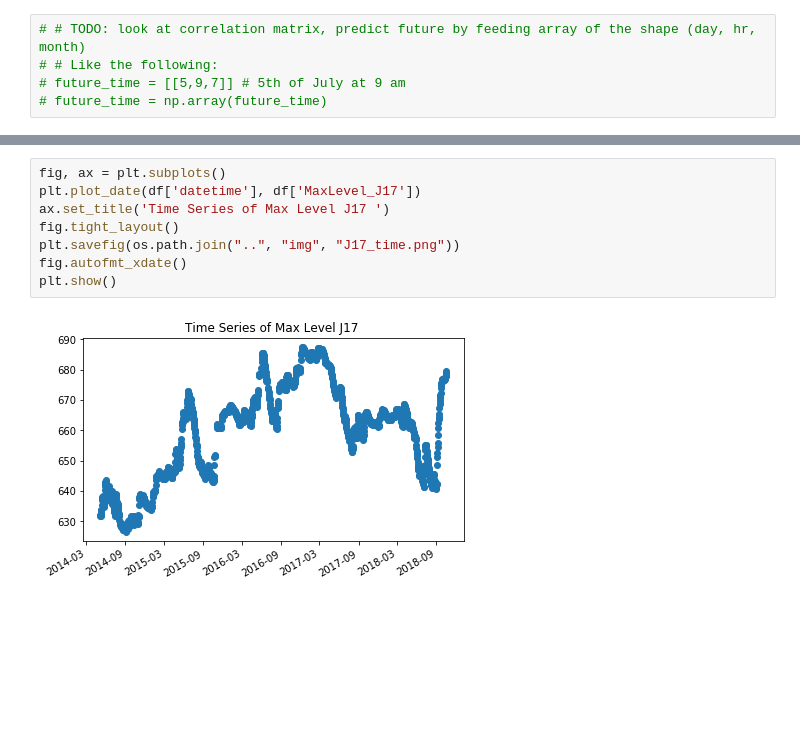
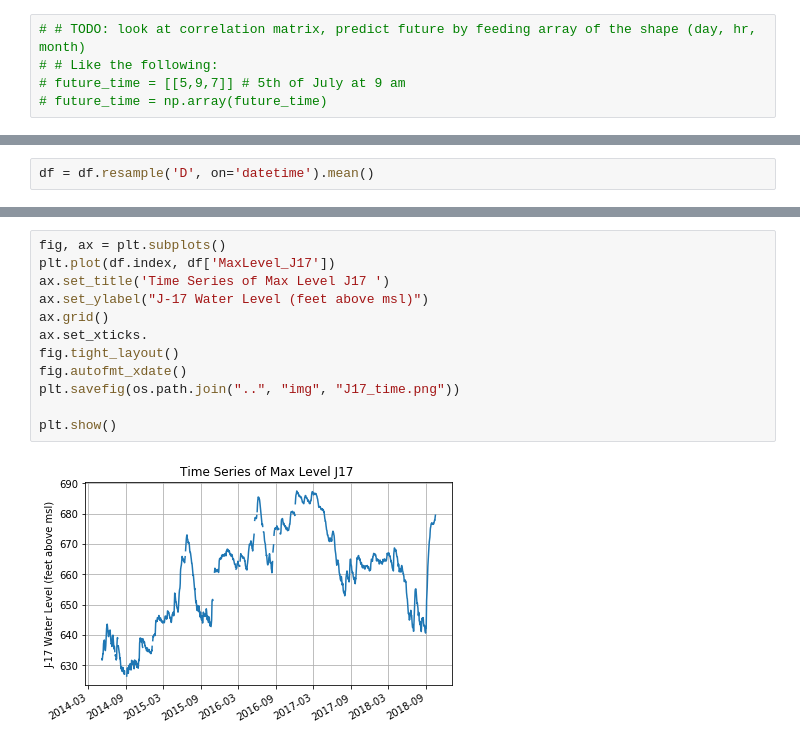
Before and after one commit to ecpease/Edwards_springflow, a Jupyter notebook: notebooks/J17_vs_Time.ipynb, the cells around one changed output, grey strips where cells are left out. Saved outputs shown, nothing was run; the diff lists cells and outputs as text; blank space fills up the shorter version.

```diff
--- a/notebooks/J17_vs_Time.ipynb
+++ b/notebooks/J17_vs_Time.ipynb
@@ -58,0 +57,2 @@ print(y_pred)
+# %%
+df = df.resample('D', on='datetime').mean()
@@ -59,10 +81,14 @@ print(y_pred)
 # %%
 fig, ax = plt.subplots()
-plt.plot_date(df['datetime'], df['MaxLevel_J17'])
+plt.plot(df.index, df['MaxLevel_J17'])
 ax.set_title('Time Series of Max Level J17 ')
+ax.set_ylabel("J-17 Water Level (feet above msl)")
+ax.grid()
+ax.set_xticks.
 fig.tight_layout()
+fig.autofmt_xdate()
 plt.savefig(os.path.join("..", "img", "J17_time.png"))
-fig.autofmt_xdate()
+
 plt.show()
 # %% [output]
-[figure, old version]
+[figure, new version]
```
Also changed, not shown: parts of 2 cells of this notebook, 6 other files.
